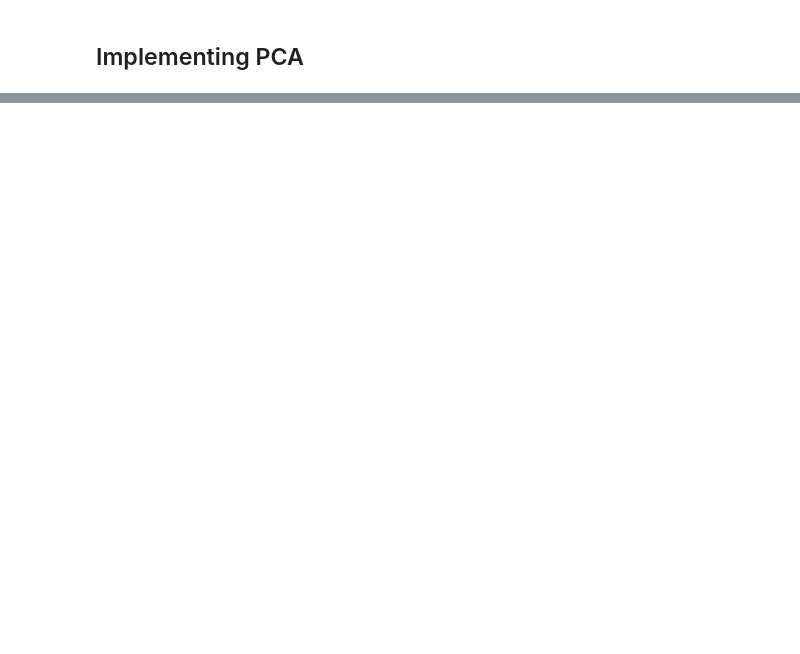
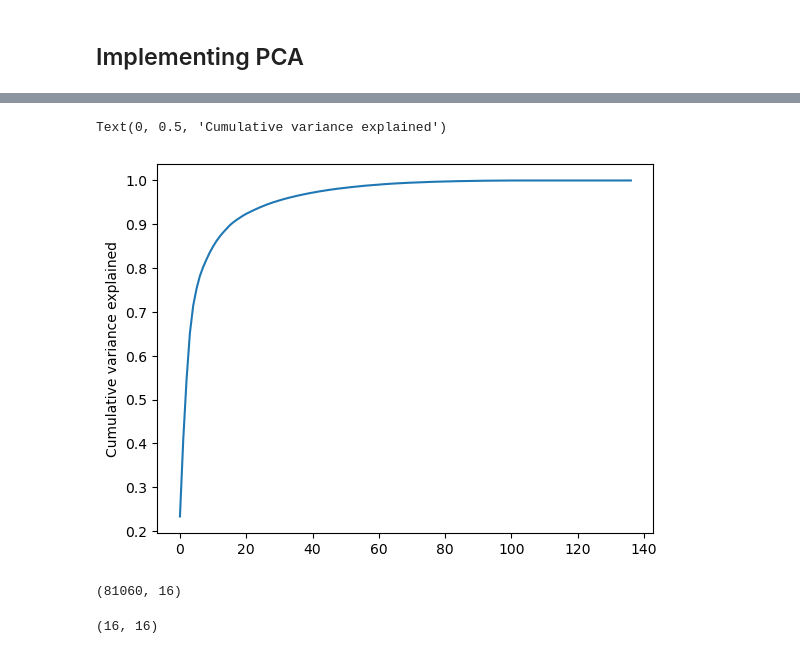
Before and after one commit to hargurjeet/Telecom-Churn-Prediction, a Jupyter notebook: telecom-churn-predictions.ipynb, the cells around one changed output, grey strips where cells are left out. Saved outputs shown, nothing was run; the diff lists cells and outputs as text; code cells hidden in the pictures; blank space fills up the shorter version.

```diff
--- a/telecom-churn-predictions.ipynb
+++ b/telecom-churn-predictions.ipynb
@@ -439,0 +437,4 @@ X_train_numberic_scaled.head()
+# %%
+pca = PCA(random_state=42)
+
+pca.fit(X_train_numberic_scaled)
@@ -439,0 +480,8 @@ X_train_numberic_scaled.head()
+# %%
+## Making a scree plot
+var_cum = np.cumsum(pca.explained_variance_ratio_)
+plt.plot(var_cum)
+plt.ylabel('Cumulative variance explained')
+# %% [output]
+Text(0, 0.5, 'Cumulative variance explained')
+[figure, added]
@@ -439,0 +490,10 @@ X_train_numberic_scaled.head()
+# %%
+X_train_pca = pca_final.fit_transform(X_train_numberic_scaled)
+X_train_pca.shape
+# %% [output]
+(81060, 16)
+# %%
+corrmat = np.corrcoef(X_train_pca.transpose())
+corrmat.shape
+# %% [output]
+(16, 16)
```
Also changed, not shown: parts of 10 cells of this notebook.
